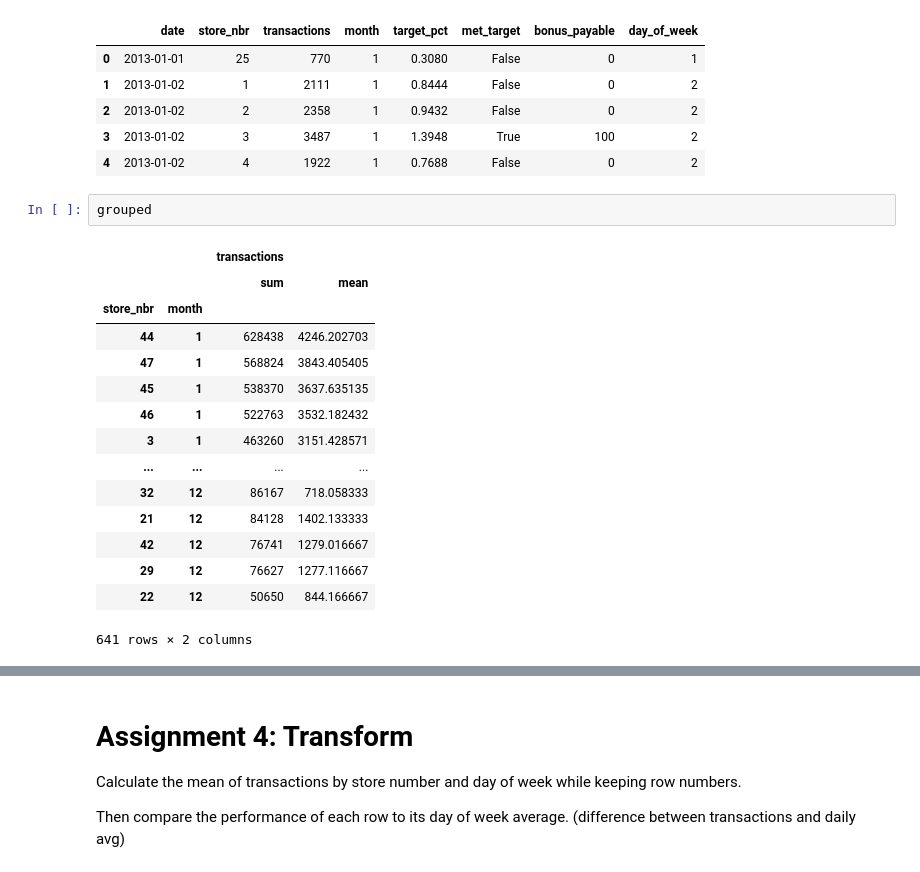
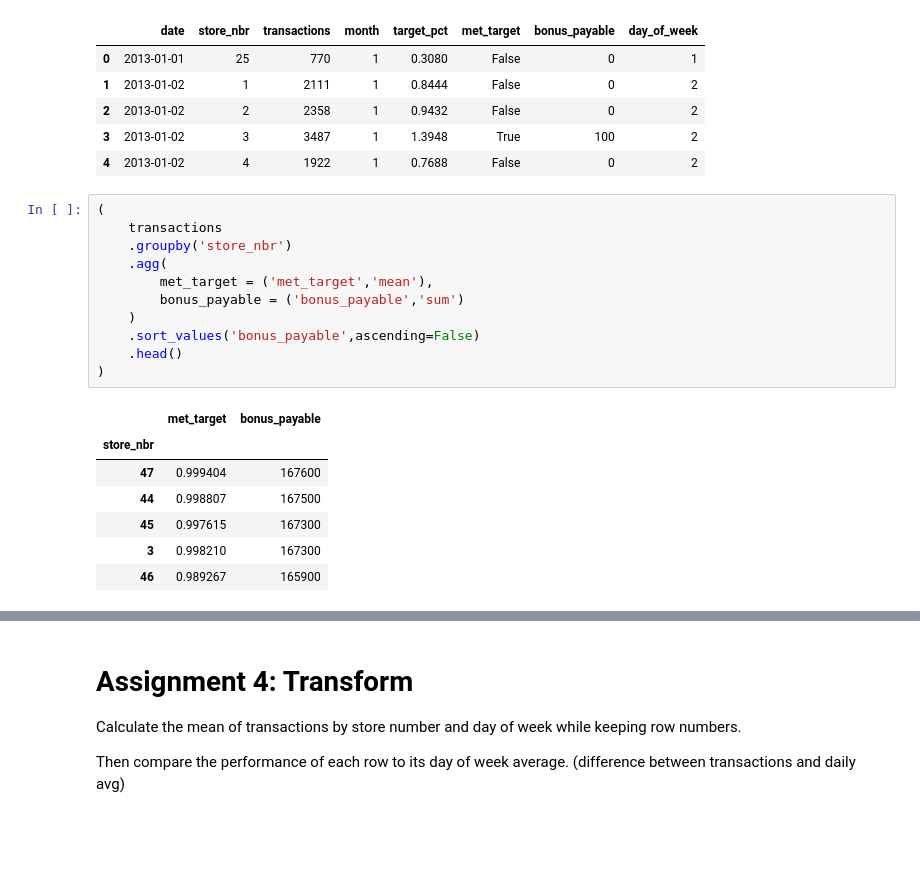
Before and after one commit to maciejsss/data-analysis-pandas, a Jupyter notebook: Course Assignment Notebooks/section04_aggregations.ipynb, the cells around one changed output, grey strips where cells are left out. Saved outputs shown, nothing was run; the diff lists cells and outputs as text; blank space fills up the shorter version.

```diff
--- a/Course Assignment Notebooks/section04_aggregations.ipynb
+++ b/Course Assignment Notebooks/section04_aggregations.ipynb
@@ -195,20 +195,21 @@ transactions.head()
 | 3 | 2013-01-02 | 3 | 3487 | 1 | 1.3948 | True | 100 | 2 |
 | 4 | 2013-01-02 | 4 | 1922 | 1 | 0.7688 | False | 0 | 2 |
 # %%
-grouped
+(
+    transactions
+    .groupby('store_nbr')
+    .agg(
+        met_target = ('met_target','mean'),
+        bonus_payable = ('bonus_payable','sum')
+    )
+    .sort_values('bonus_payable',ascending=False)
+    .head()
+)
 # %% [output]
-|  |  | transactions |  |
-|  |  | sum | mean |
-| store_nbr | month |  |  |
-| 44 | 1 | 628438 | 4246.202703 |
-| 47 | 1 | 568824 | 3843.405405 |
-| 45 | 1 | 538370 | 3637.635135 |
-| 46 | 1 | 522763 | 3532.182432 |
-| 3 | 1 | 463260 | 3151.428571 |
-| ... | ... | ... | ... |
-| 32 | 12 | 86167 | 718.058333 |
-| 21 | 12 | 84128 | 1402.133333 |
-| 42 | 12 | 76741 | 1279.016667 |
-| 29 | 12 | 76627 | 1277.116667 |
-| 22 | 12 | 50650 | 844.166667 |
+|  | met_target | bonus_payable |
+| store_nbr |  |  |
+| 47 | 0.999404 | 167600 |
+| 44 | 0.998807 | 167500 |
+| 45 | 0.997615 | 167300 |
+| 3 | 0.998210 | 167300 |
+| 46 | 0.989267 | 165900 |
-641 rows × 2 columns
```
Also changed, not shown: parts of 2 cells of this notebook, 1 other file.
